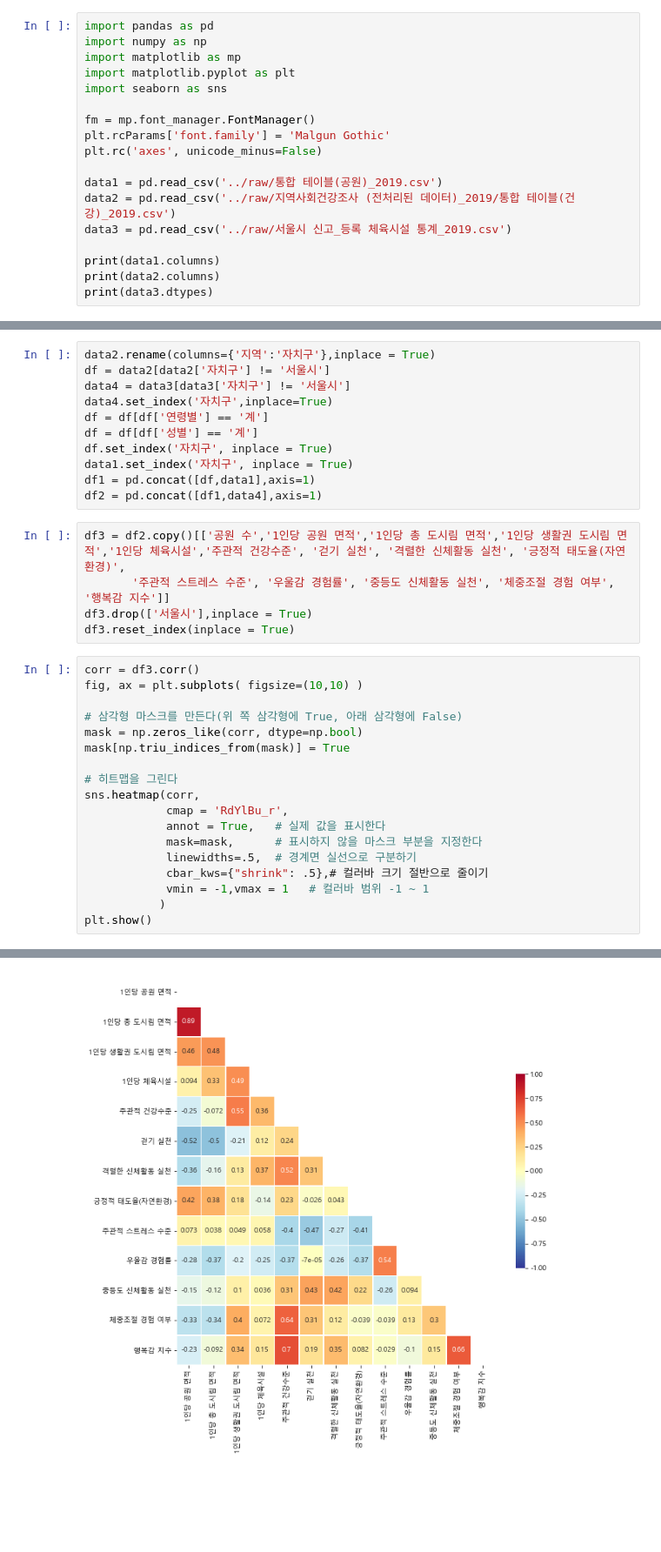
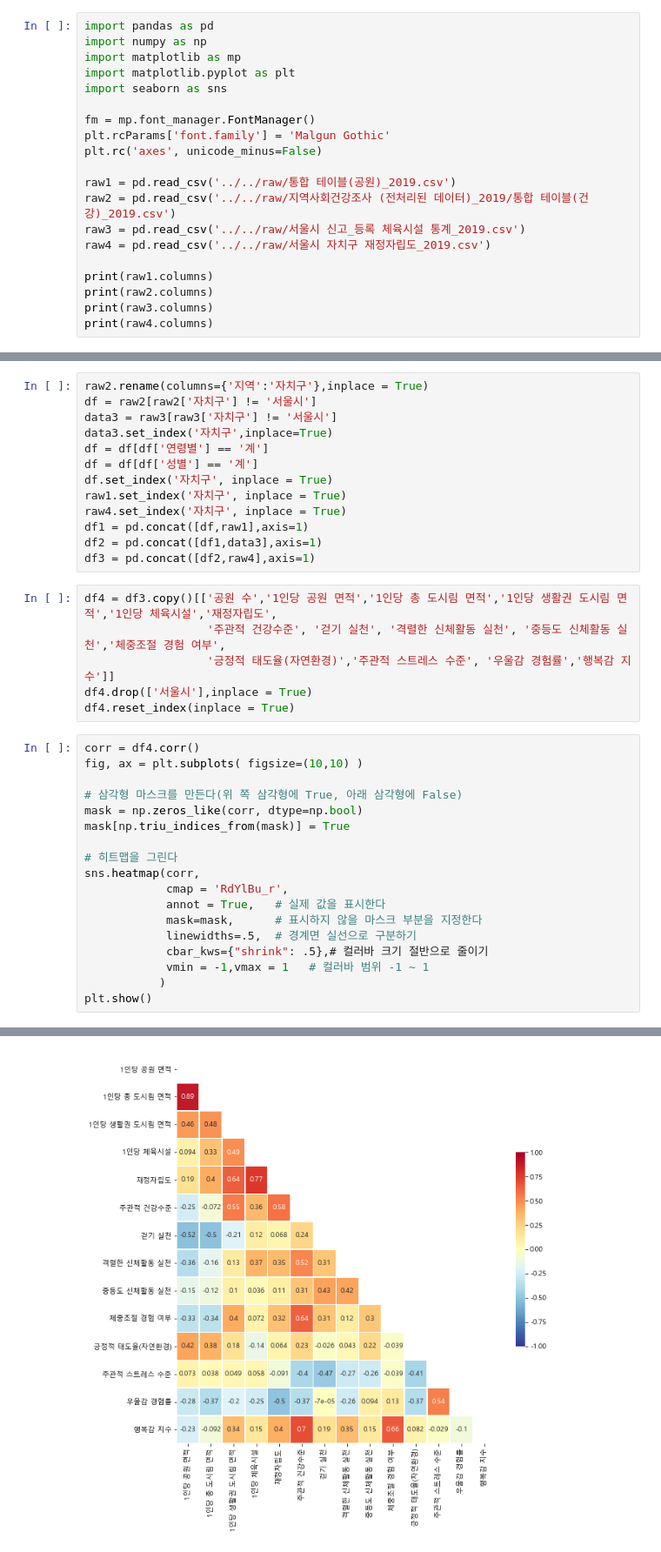
Before and after one commit to visual-project/walk-with-me, a Jupyter notebook: 시각화/신체활동_corr.ipynb, the cells around one changed output, grey strips where cells are left out. Shown at 87% size. Saved outputs shown, nothing was run; the diff lists cells and outputs as text; blank space fills up the shorter version.

Commit message:
add 재정자립도

```diff
--- a/시각화/신체활동_corr.ipynb
+++ b/시각화/신체활동_corr.ipynb
@@ -9,13 +9,15 @@ fm = mp.font_manager.FontManager()
 plt.rcParams['font.family'] = 'Malgun Gothic'
 plt.rc('axes', unicode_minus=False)
 
-data1 = pd.read_csv('../raw/통합 테이블(공원)_2019.csv')
-data2 = pd.read_csv('../raw/지역사회건강조사 (전처리된 데이터)_2019/통합 테이블(건강)_2019.csv')
-data3 = pd.read_csv('../raw/서울시 신고_등록 체육시설 통계_2019.csv')
+raw1 = pd.read_csv('../../raw/통합 테이블(공원)_2019.csv')
+raw2 = pd.read_csv('../../raw/지역사회건강조사 (전처리된 데이터)_2019/통합 테이블(건강)_2019.csv')
+raw3 = pd.read_csv('../../raw/서울시 신고_등록 체육시설 통계_2019.csv')
+raw4 = pd.read_csv('../../raw/서울시 자치구 재정자립도_2019.csv')
 
-print(data1.columns)
-print(data2.columns)
-print(data3.dtypes)
+print(raw1.columns)
+print(raw2.columns)
+print(raw3.columns)
+print(raw4.columns)
 # %% [output]
 Index(['자치구', '공원 수', '행정구역면적', '공원면적', '공원율', '1인당 공원 면적', '총 도시림 면적',
        '생활권 도시림 면적', '1인당 총 도시림 면적', '1인당 생활권 도시림 면적'],
@@ -33,40 +32,43 @@ data2['연령별'].unique()
 # %% [output]
 array(['계', '19~44', '45~64', '65~74', '75 이상'], dtype=object)
 # %%
-data2.rename(columns={'지역':'자치구'},inplace = True)
-df = data2[data2['자치구'] != '서울시']
-data4 = data3[data3['자치구'] != '서울시']
-data4.set_index('자치구',inplace=True)
+raw2.rename(columns={'지역':'자치구'},inplace = True)
+df = raw2[raw2['자치구'] != '서울시']
+data3 = raw3[raw3['자치구'] != '서울시']
+data3.set_index('자치구',inplace=True)
 df = df[df['연령별'] == '계']
 df = df[df['성별'] == '계']
 df.set_index('자치구', inplace = True)
-data1.set_index('자치구', inplace = True)
-df1 = pd.concat([df,data1],axis=1)
-df2 = pd.concat([df1,data4],axis=1)
+raw1.set_index('자치구', inplace = True)
+raw4.set_index('자치구', inplace = True)
+df1 = pd.concat([df,raw1],axis=1)
+df2 = pd.concat([df1,data3],axis=1)
+df3 = pd.concat([df2,raw4],axis=1)
 # %%
-df3 = df2.copy()[['공원 수','1인당 공원 면적','1인당 총 도시림 면적','1인당 생활권 도시림 면적','1인당 체육시설','주관적 건강수준', '걷기 실천', '격렬한 신체활동 실천', '긍정적 태도율(자연환경)',
-       '주관적 스트레스 수준', '우울감 경험률', '중등도 신체활동 실천', '체중조절 경험 여부', '행복감 지수']]
-df3.drop(['서울시'],inplace = True)
-df3.reset_index(inplace = True)
+df4 = df3.copy()[['공원 수','1인당 공원 면적','1인당 총 도시림 면적','1인당 생활권 도시림 면적','1인당 체육시설','재정자립도',
+                  '주관적 건강수준', '걷기 실천', '격렬한 신체활동 실천', '중등도 신체활동 실천','체중조절 경험 여부',
+                  '긍정적 태도율(자연환경)','주관적 스트레스 수준', '우울감 경험률','행복감 지수']]
+df4.drop(['서울시'],inplace = True)
+df4.reset_index(inplace = True)
 # %%
-corr = df3.corr()
+corr = df4.corr()
 fig, ax = plt.subplots( figsize=(10,10) )
 
 # 삼각형 마스크를 만든다(위 쪽 삼각형에 True, 아래 삼각형에 False)
 mask = np.zeros_like(corr, dtype=np.bool)
 mask[np.triu_indices_from(mask)] = True
 
 # 히트맵을 그린다
 sns.heatmap(corr,
             cmap = 'RdYlBu_r',
             annot = True,   # 실제 값을 표시한다
             mask=mask,      # 표시하지 않을 마스크 부분을 지정한다
             linewidths=.5,  # 경계면 실선으로 구분하기
             cbar_kws={"shrink": .5},# 컬러바 크기 절반으로 줄이기
             vmin = -1,vmax = 1   # 컬러바 범위 -1 ~ 1
            )
 plt.show()
 # %% [output]
 Deprecated in NumPy 1.20; for more details and guidance: https://numpy.org/devdocs/release/1.20.0-notes.html#deprecations
   mask = np.zeros_like(corr, dtype=np.bool)
-[figure, old version]
+[figure, new version]
```
Also changed, not shown: parts of 2 cells of this notebook.
